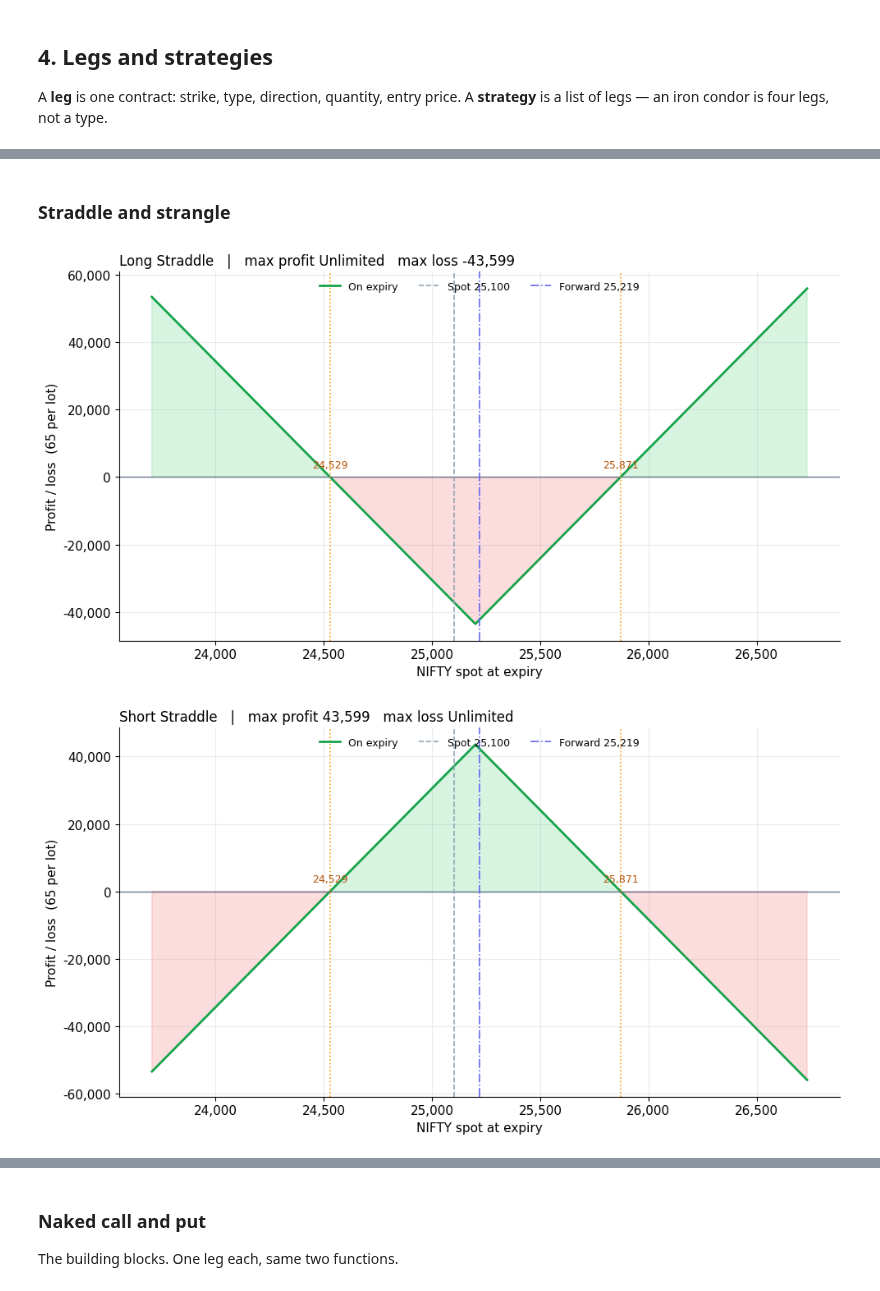
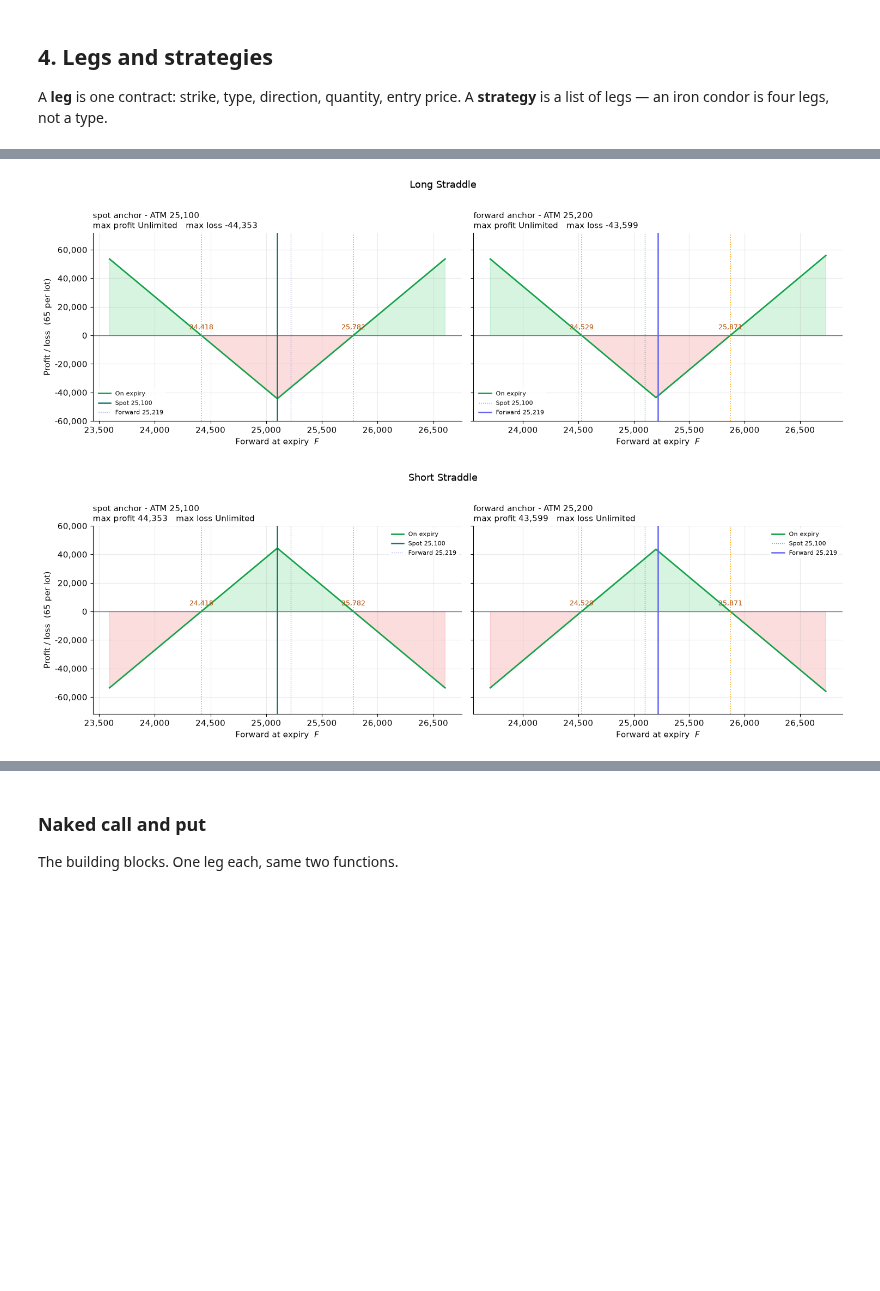
Before and after one commit to lalitkarthik/convex-hedge-payoff, a Jupyter notebook: notebooks/01_payoff_structures.ipynb, the cells around one changed output, grey strips where cells are left out. Cells and saved outputs as stored; diff of their text form; code cells hidden in the pictures; blank space fills up the shorter version.

```diff
--- a/notebooks/01_payoff_structures.ipynb
+++ b/notebooks/01_payoff_structures.ipynb
@@ -348,13 +421,13 @@ A strategy may have none, one or several.
 def strategy_metrics(legs, lot_size=1):
     strikes = sorted({leg.strike for leg in legs})
 
-    right_slope = sum(l.direction * l.quantity for l in legs if l.is_call)
-    left_slope  = -sum(l.direction * l.quantity for l in legs if not l.is_call)
+    right_slope = sum(leg.direction * leg.quantity for leg in legs if leg.is_call)
+    left_slope  = -sum(leg.direction * leg.quantity for leg in legs if not leg.is_call)
 
-    # candidates: every kink, plus S = 0 where the left tail terminates
+    # candidates: every kink, plus F = 0 where the left tail terminates
     candidates = payoff_at_expiry(np.array([0.0] + strikes, float), legs, lot_size)
 
-    # only the upside is genuinely unbounded - the spot cannot fall below zero
+    # only the upside is genuinely unbounded - the index cannot fall below zero
     max_profit = np.inf if right_slope > 0 else float(candidates.max())
     max_loss = -np.inf if right_slope < 0 else float(candidates.min())
 
@@ -364,10 +437,10 @@ def strategy_metrics(legs, lot_size=1):
     pnl = payoff_at_expiry(grid, legs, lot_size)
     breakevens = []
     for i in np.where(np.sign(pnl[:-1]) * np.sign(pnl[1:]) < 0)[0]:
-        root = brentq(lambda s: payoff_at_expiry(s, legs, lot_size), grid[i], grid[i + 1])
+        root = brentq(lambda f: payoff_at_expiry(f, legs, lot_size), grid[i], grid[i + 1])
         breakevens.append(round(float(root), 2))
 
-    net = sum(l.direction * l.quantity * l.entry_price for l in legs) * lot_size
+    net = sum(leg.direction * leg.quantity * leg.entry_price for leg in legs) * lot_size
     return {
         "max_profit": max_profit,
         "max_loss": max_loss,
@@ -379,17 +452,20 @@ def strategy_metrics(legs, lot_size=1):
 
 
 def fmt(x):
-    if x == np.inf:
-        return "Unlimited"
-    if x == -np.inf:
+    if x == np.inf or x == -np.inf:
         return "Unlimited"
     return f"{x:,.0f}"
 
 
-for name, legs in STRATEGIES.items():
-    m = strategy_metrics(legs, LOT_SIZE)
-    kind = "debit" if m["net_premium"] > 0 else "credit"
-    print(f"{name:<18} max profit {fmt(m['max_profit']):>10}   "
-          f"max loss {fmt(m['max_loss']):>10}   "
-          f"breakevens {m['breakevens']}   net {abs(m['net_premium']):,.0f} {kind}")
+for anchor, A in ANCHORS.items():
+    print(f"{anchor} anchor, ATM {A['atm']:,.0f}")
+    for name, legs in A["strategies"].items():
+        m = strategy_metrics(legs, LOT_SIZE)
+        kind = "debit" if m["net_premium"] > 0 else "credit"
+        risk = "defined" if m["left_slope"] == 0 and m["right_slope"] == 0 else "open tail"
+        print(f"  {name:<18} max profit {fmt(m['max_profit']):>10}   "
+              f"max loss {fmt(m['max_loss']):>10}   "
+              f"net {abs(m['net_premium']):>9,.0f} {kind:<6} {risk:<9} "
+              f"breakevens {m['breakevens']}")
+    print()
 # %% [output]
@@ -482,10 +590,6 @@ def plot_strategy(name, legs, lot_size=LOT_SIZE, width=0.06, ax=None):
-# %% [markdown]
-### Straddle and strangle
 # %%
 for name in ["Long Straddle", "Short Straddle", "Long Strangle"]:
-    plot_strategy(name, STRATEGIES[name])
-    plt.tight_layout()
-    plt.show()
+    plot_pair(name)
 # %% [output]
-[figure, old version]
+[figure, new version]
-[figure, old version]
+[figure, new version]
```
Also changed, not shown: parts of 32 cells of this notebook.
